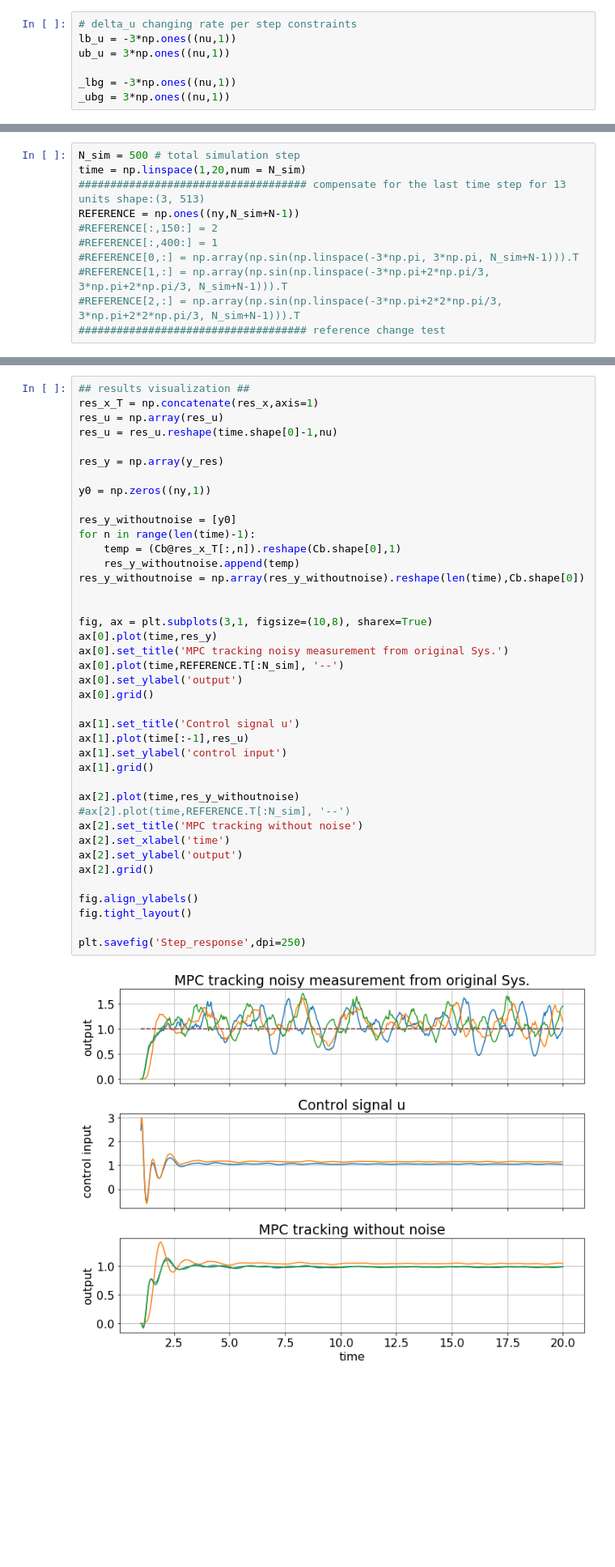
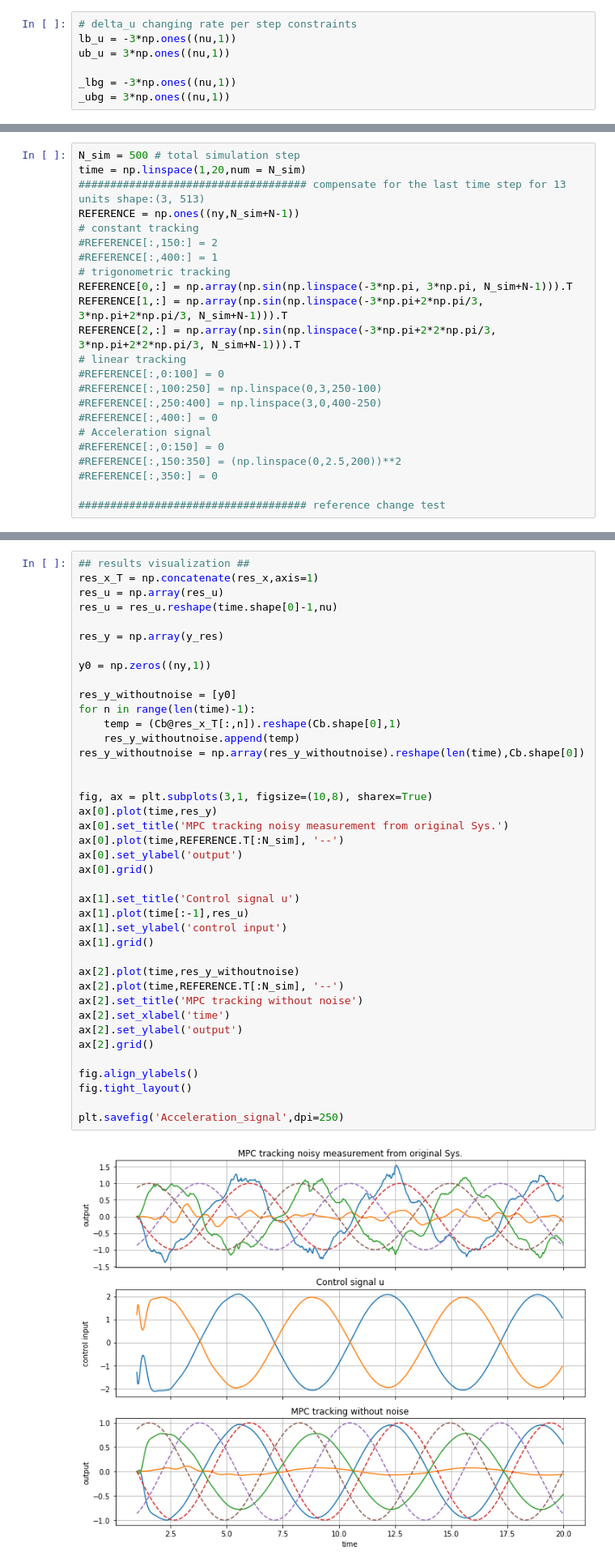
Before and after one commit to JonasPflaume/control_projects, a Jupyter notebook: code/Sequential approach.ipynb, the cells around one changed output, grey strips where cells are left out. Shown at 81% size. Drawn from its saved outputs; the diff is of its cells as text; blank space fills up the shorter version.

```diff
--- a/code/Sequential approach.ipynb
+++ b/code/Sequential approach.ipynb
@@ -277,11 +277,23 @@ N_sim = 500 # total simulation step
 time = np.linspace(1,20,num = N_sim)
 #################################### compensate for the last time step for 13 units shape:(3, 513)
 REFERENCE = np.ones((ny,N_sim+N-1))
+# constant tracking
 #REFERENCE[:,150:] = 2
 #REFERENCE[:,400:] = 1
-#REFERENCE[0,:] = np.array(np.sin(np.linspace(-3*np.pi, 3*np.pi, N_sim+N-1))).T
-#REFERENCE[1,:] = np.array(np.sin(np.linspace(-3*np.pi+2*np.pi/3, 3*np.pi+2*np.pi/3, N_sim+N-1))).T
-#REFERENCE[2,:] = np.array(np.sin(np.linspace(-3*np.pi+2*2*np.pi/3, 3*np.pi+2*2*np.pi/3, N_sim+N-1))).T
+# trigonometric tracking
+REFERENCE[0,:] = np.array(np.sin(np.linspace(-3*np.pi, 3*np.pi, N_sim+N-1))).T
+REFERENCE[1,:] = np.array(np.sin(np.linspace(-3*np.pi+2*np.pi/3, 3*np.pi+2*np.pi/3, N_sim+N-1))).T
+REFERENCE[2,:] = np.array(np.sin(np.linspace(-3*np.pi+2*2*np.pi/3, 3*np.pi+2*2*np.pi/3, N_sim+N-1))).T
+# linear tracking
+#REFERENCE[:,0:100] = 0
+#REFERENCE[:,100:250] = np.linspace(0,3,250-100)
+#REFERENCE[:,250:400] = np.linspace(3,0,400-250)
+#REFERENCE[:,400:] = 0
+# Acceleration signal
+#REFERENCE[:,0:150] = 0
+#REFERENCE[:,150:350] = (np.linspace(0,2.5,200))**2
+#REFERENCE[:,350:] = 0
+
 #################################### reference change test
 # %%
 %%time
@@ -389,33 +401,33 @@ y0 = np.zeros((ny,1))
 
 res_y_withoutnoise = [y0]
 for n in range(len(time)-1):
     temp = (Cb@res_x_T[:,n]).reshape(Cb.shape[0],1)
     res_y_withoutnoise.append(temp)
 res_y_withoutnoise = np.array(res_y_withoutnoise).reshape(len(time),Cb.shape[0])
 
 
 fig, ax = plt.subplots(3,1, figsize=(10,8), sharex=True)
 ax[0].plot(time,res_y)
 ax[0].set_title('MPC tracking noisy measurement from original Sys.')
 ax[0].plot(time,REFERENCE.T[:N_sim], '--')
 ax[0].set_ylabel('output')
 ax[0].grid()
 
 ax[1].set_title('Control signal u')
 ax[1].plot(time[:-1],res_u)
 ax[1].set_ylabel('control input')
 ax[1].grid()
 
 ax[2].plot(time,res_y_withoutnoise)
-#ax[2].plot(time,REFERENCE.T[:N_sim], '--')
+ax[2].plot(time,REFERENCE.T[:N_sim], '--')
 ax[2].set_title('MPC tracking without noise')
 ax[2].set_xlabel('time')
 ax[2].set_ylabel('output')
 ax[2].grid()
 
 fig.align_ylabels()
 fig.tight_layout()
 
-plt.savefig('Step_response',dpi=250)
+plt.savefig('Acceleration_signal',dpi=250)
 # %% [output]
-[figure, old version]
+[figure, new version]
```
Also changed, not shown: parts of 3 cells of this notebook, 10 other files.
